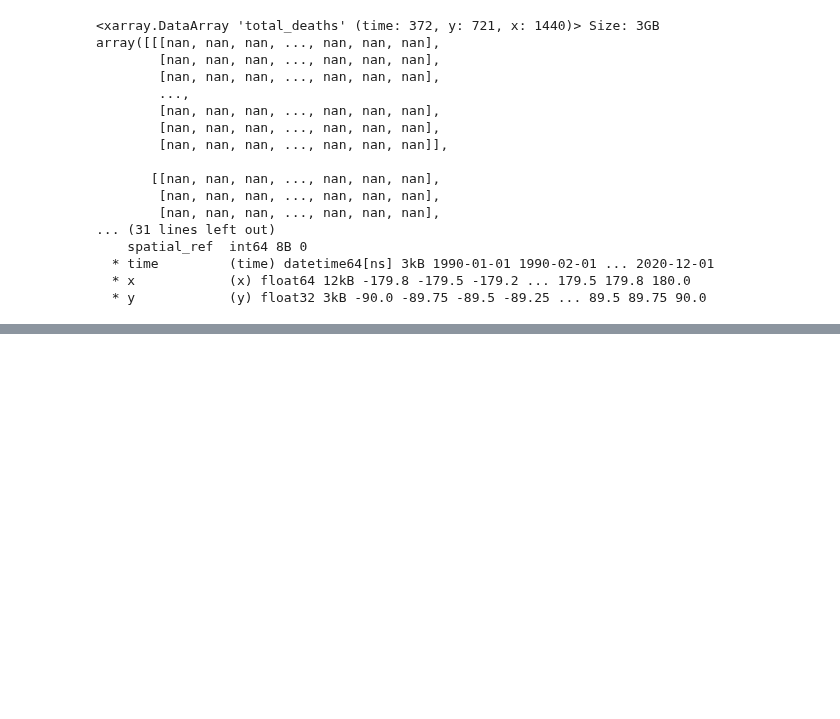
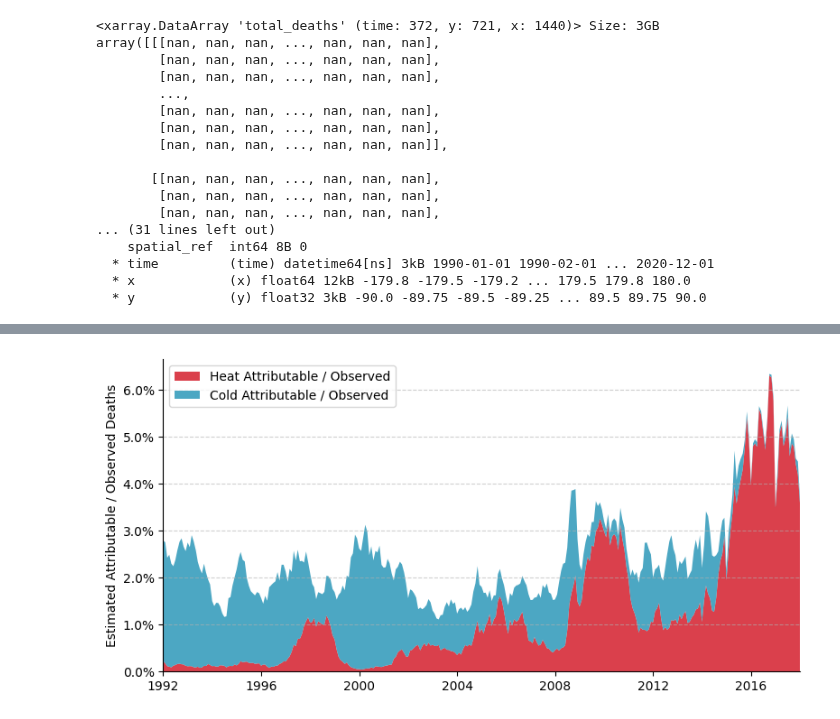
Before and after one commit to Queeno11/Child-mortality-and-Climate-Shocks, a Jupyter notebook: Effect map.ipynb, the cells around one changed output, grey strips where cells are left out. Saved outputs shown, nothing was run; the diff lists cells and outputs as text; code cells hidden in the pictures; blank space fills up the shorter version.

Commit message:
Add effect map ratio of deaths

```diff
--- a/Effect map.ipynb
+++ b/Effect map.ipynb
@@ -665,0 +770,43 @@ plt.show()
+# %%
+# --- Plot: in-sample attributable / observed death ratio (stacked, same style) ---
+import seaborn as sns
+import datetime
+import matplotlib
+import matplotlib.pyplot as plt
+from matplotlib.ticker import PercentFormatter
+
+# Restrict to the same window as the extrapolated chart and fill the (rare)
+# zero-observed months with 0 so the stacked areas stay continuous.
+plot_df = ratio_ts.loc["1992-01-01":"2022-12-31"]
+time_axis = plot_df.index.values
+heat_ratio = plot_df["heat_ratio"].fillna(0).values
+cold_ratio = plot_df["cold_ratio"].fillna(0).values
+
+fig, ax = plt.subplots(1, 1, figsize=(8, 4))
+
+ax.stackplot(
+    time_axis,
+    heat_ratio,
+    cold_ratio,
+    labels=['Heat Attributable / Observed', 'Cold Attributable / Observed'],
+    colors=['#d1101f', "#1f91b4"],  # same red for heat and blue for cold as above
+    alpha=0.8,
+)
+
+ax.set_xlim(datetime.datetime(1992, 1, 1), datetime.datetime(2017, 12, 31))
+ax.legend(loc='upper left')
+
+# Ratio axis shown as a percentage of observed deaths.
+ax.yaxis.set_major_formatter(PercentFormatter(xmax=1.0))
+ax.set_ylabel("Estimated Attributable / Observed Deaths")
+ax.set_xlabel("")
+
+sns.despine()
+ax.grid(axis='y', linestyle='--', alpha=0.6)
+plt.tight_layout()
+
+plt.savefig(r"C:\Working Papers\Paper - Child Mortality and Climate Shocks\Outputs\Figures\deaths_over_time_stacked_ratio.png", dpi=450, bbox_inches='tight')
+
+plt.show()
+# %% [output]
+[figure, added]
```
Also changed, not shown: parts of 10 cells of this notebook, 2 other files.
